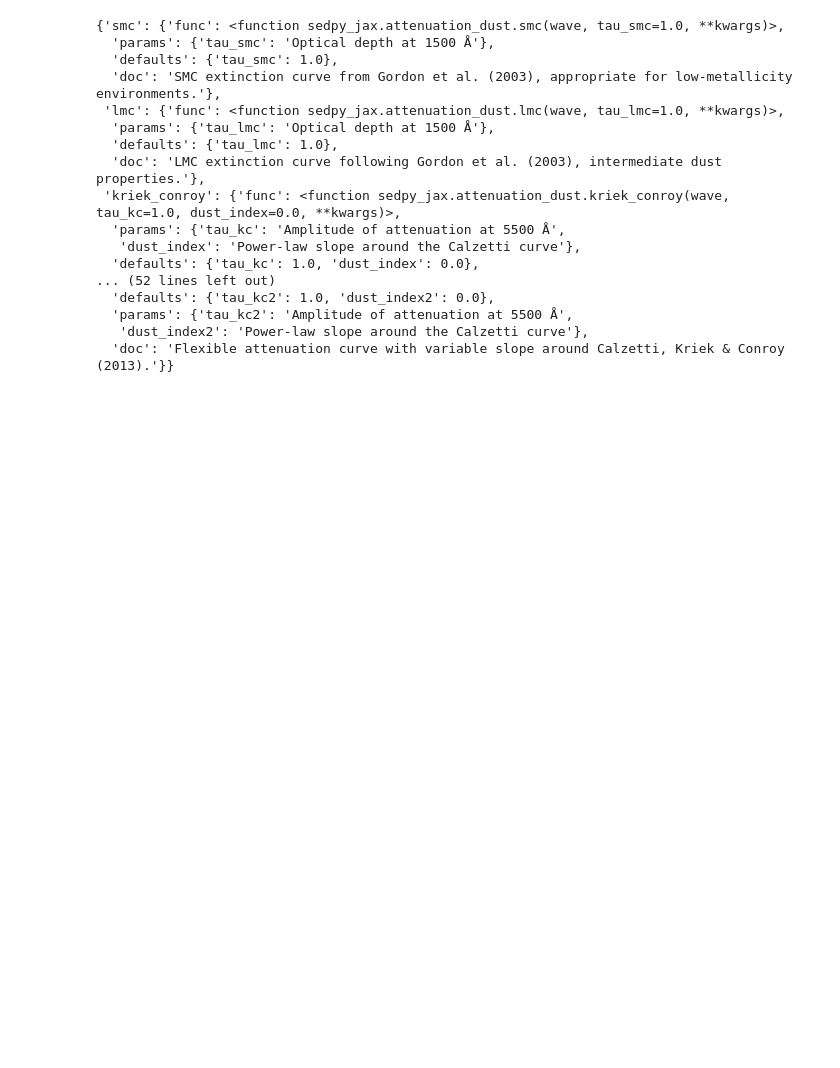
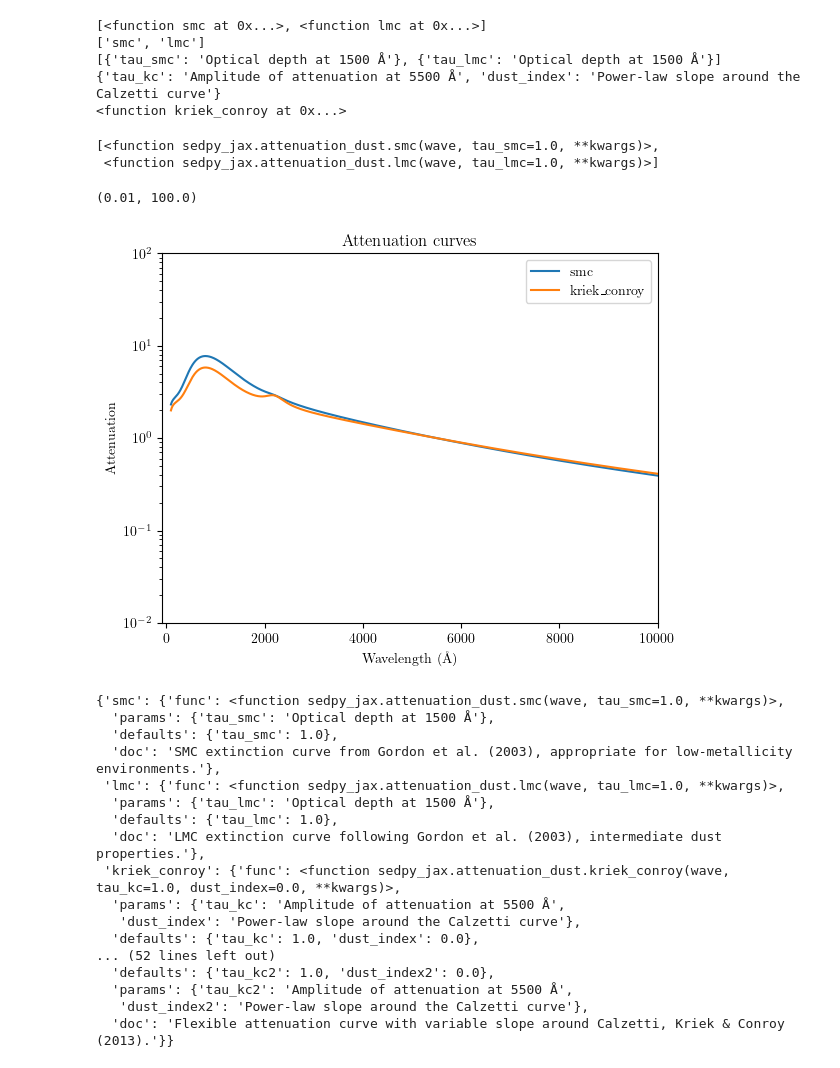
Before and after one commit to Espe13/ceridwen, a Jupyter notebook: notebooks/test_dust_attenuation.ipynb, the cells around one changed output. Cells and saved outputs as stored; diff of their text form; code cells hidden in the pictures; blank space fills up the shorter version.

Commit message:
Fix the switching of dust laws, using partial

```diff
--- a/notebooks/test_dust_attenuation.ipynb
+++ b/notebooks/test_dust_attenuation.ipynb
@@ -394,10 +395,10 @@ class Dust:
         Returns:
             jnp.ndarray: shape (num_bins, len(wave)) attenuation per bin
         """
+
         def curve_fn(i, wave, fit_params):
-            def wrapped_law_fn(idx):
-                return self.law_funcs[idx](wave, **fit_params)
-            return lax.switch(i, [lambda: f(wave, **fit_params) for f in self.law_funcs])
+            branch_fns = [partial(f, wave, **fit_params) for f in self.law_funcs]
+            return lax.switch(i, branch_fns)
 
         curves = vmap(curve_fn, in_axes=(0, None, None))(jnp.arange(self.num_bins), wave, fit_params)
 
@@ -414,9 +415,8 @@ class Dust:
             jnp.ndarray: shape (num_bins, len(wave)) attenuation per bin
         """
         def curve_fn(i, wave, fit_params):
-            def wrapped_law_fn(idx):
-                return self.law_funcs[idx](wave, **fit_params)
-            return lax.switch(i, [lambda: f(wave, **fit_params) for f in self.law_funcs])
+            branch_fns = [partial(f, wave, **fit_params) for f in self.law_funcs]
+            return lax.switch(i, branch_fns)
 
         curves = vmap(curve_fn, in_axes=(0, None, None))(jnp.arange(self.num_bins), wave, fit_params)
 
@@ -509,6 +509,49 @@ def {new_func_name}({arg_str}):
     local_ns = {func_name: func}
     exec(func_def, local_ns)
     return local_ns[new_func_name]
+# %%
+dust = Dust(
+    bin_edges=[(0, 4), (12, jnp.inf)],
+    laws=["smc",  "lmc"]
+)
+
+fit_params = dust.get_default_fit_params()
+# %%
+attn_curves = dust._compute_no_diffuse(wave, fit_params=fit_params)
+# %%
+print(dust.law_funcs)
+print(dust.law_names_resolved)
+print(dust.law_params)
+print(dust.diffuse_params)
+print(dust.diffuse_fn)
+# %% [output]
+[<function smc at 0x...>, <function lmc at 0x...>]
+['smc', 'lmc']
+[{'tau_smc': 'Optical depth at 1500 Å'}, {'tau_lmc': 'Optical depth at 1500 Å'}]
+{'tau_kc': 'Amplitude of attenuation at 5500 Å', 'dust_index': 'Power-law slope around the Calzetti curve'}
+<function kriek_conroy at 0x...>
+# %%
+dust.law_funcs
+# %% [output]
+[<function sedpy_jax.attenuation_dust.smc(wave, tau_smc=1.0, **kwargs)>,
+ <function sedpy_jax.attenuation_dust.lmc(wave, tau_lmc=1.0, **kwargs)>]
+# %%
+
+plt.plot(wave, attn_curves[0], label="smc")
+#plt.plot(wave, dust.law_funcs[0](wave, tau_smc1 = 1.0), label="smc")
+plt.plot(wave, attn_curves[1], label="kriek_conroy")
+#plt.plot(wave, attn_curves[2], label="kriek_conroy")
+#plt.plot(wave, attn_curves[3], label="kriek_conroy")
+plt.legend()
+plt.xlabel("Wavelength (\AA)")
+plt.ylabel("Attenuation")
+plt.title("Attenuation curves")
+plt.xlim(-100, 10000)
+plt.yscale("log")
+plt.ylim(1e-2, 1e2)
+# %% [output]
+(0.01, 100.0)
+[figure, added]
 # %%
 ATTENUATION_LAWS
 # %% [output]
```
Also changed, not shown: parts of 1 cell of this notebook, 1 other file.
